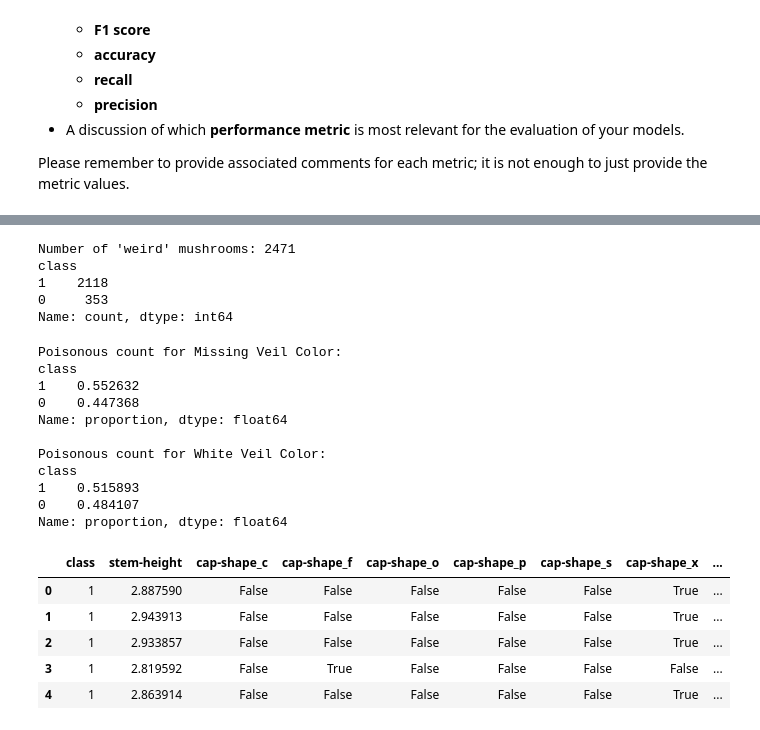
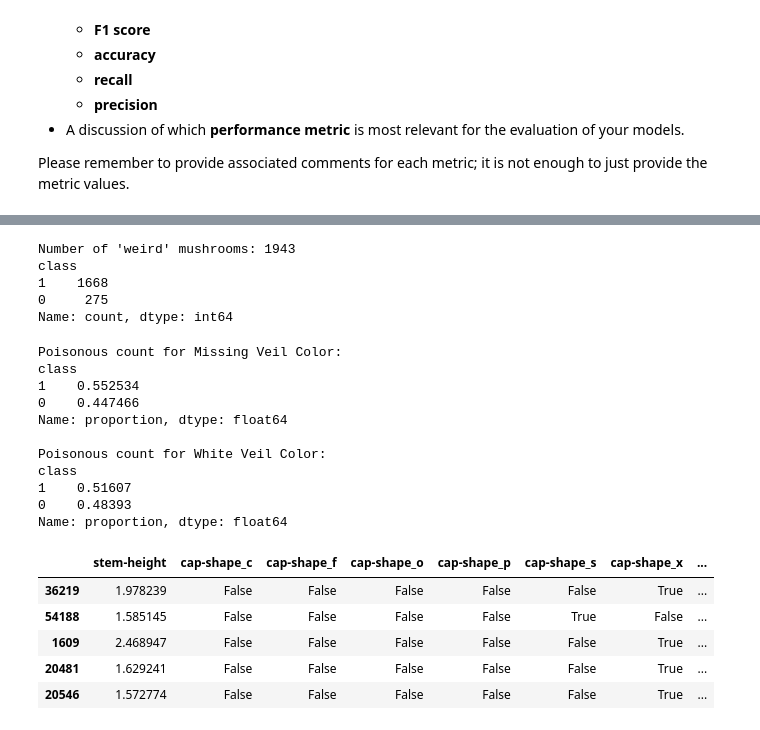
Before and after one commit to junek1234/Mushrooms-ML-Assigment-3, a Jupyter notebook: 3 Mushroom foraging/3. Mushroom foraging.ipynb, the cells around one changed output, grey strips where cells are left out. Cells and saved outputs as stored; diff of their text form; code cells hidden in the pictures.

```diff
--- a/3 Mushroom foraging/3. Mushroom foraging.ipynb
+++ b/3 Mushroom foraging/3. Mushroom foraging.ipynb
@@ -93,3 +171,6 @@ Name: proportion, dtype: float64
+# %%
+X_train_val=X_train_val.drop(columns=["veil-type"])
+X_train_val= X_train_val.fillna('missing')
 # %%
 # outliers
 
@@ -141,7 +238,10 @@ data['stem-width'] = data['stem-width'].fillna(data['stem-width'].median())
 # %%
 # one-hot encoding
 from sklearn.preprocessing import LabelEncoder
-data = pd.get_dummies(data, columns=["cap-shape", "cap-surface", "cap-color", "does-bruise-or-bleed", "gill-attachment", "gill-spacing", "gill-color", "stem-root", "stem-surface", "stem-color", "veil-color", "has-ring", "ring-type", "spore-print-color", "habitat", "season"], drop_first=True)
+X_train_val = pd.get_dummies(X_train_val, columns=["cap-shape", "cap-surface", "cap-color", "does-bruise-or-bleed", "gill-attachment", "gill-spacing", "gill-color", "stem-root", "stem-surface", "stem-color", "veil-color", "has-ring", "ring-type", "spore-print-color", "habitat", "season"], drop_first=True)
 le = LabelEncoder()
-data['class'] = le.fit_transform(data['class'])
-data.head()
+y_train_val = le.fit_transform(y_train_val)
+X_train_val.head()
+
+train_val_data = X_train_val.copy()
+train_val_data['class'] = y_train_val.copy()
@@ -184,43 +277,43 @@ plt.show()
 [figure]
 # %%
-outliers = data[(data['has-ring_t'] == 1) & (data['ring-type_f'] == 1)]
+outliers = train_val_data[(train_val_data['has-ring_t'] == 1) & (train_val_data['ring-type_f'] == 1)]
 print(f"Number of 'weird' mushrooms: {len(outliers)}")
 print(outliers['class'].value_counts())
 # %% [output]
-Number of 'weird' mushrooms: 2471
+Number of 'weird' mushrooms: 1943
 class
-1    2118
-0     353
+1    1668
+0     275
 Name: count, dtype: int64
 # %%
 print("Poisonous count for Missing Veil Color:")
-print(data[data['veil-color_missing'] == 1]['class'].value_counts(normalize=True))
+print(train_val_data[train_val_data['veil-color_missing'] == 1]['class'].value_counts(normalize=True))
 
 print("\nPoisonous count for White Veil Color:")
-print(data[data['veil-color_w'] == 1]['class'].value_counts(normalize=True))
+print(train_val_data[train_val_data['veil-color_w'] == 1]['class'].value_counts(normalize=True))
 # %% [output]
 Poisonous count for Missing Veil Color:
 class
-1    0.552632
-0    0.447368
+1    0.552534
+0    0.447466
 Name: proportion, dtype: float64
 
 Poisonous count for White Veil Color:
 class
-1    0.515893
-0    0.484107
+1    0.51607
+0    0.48393
 Name: proportion, dtype: float64
 # %%
 # correlation continuing
 
-data = data.drop(columns=["gill-spacing_f", "gill-color_f", "stem-color_f", "veil-color_missing"])
-data['diameter-and-width'] = data['cap-diameter'] * data['stem-width']
-data = data.drop(columns=["cap-diameter", "stem-width"])
-data.head()
+X_train_val = X_train_val.drop(columns=["gill-spacing_f", "gill-color_f", "stem-color_f", "veil-color_missing"])
+X_train_val['diameter-and-width'] = X_train_val['cap-diameter'] * X_train_val['stem-width']
+X_train_val = X_train_val.drop(columns=["cap-diameter", "stem-width"])
+X_train_val.head()
 # %% [output]
-|  | class | stem-height | cap-shape_c | cap-shape_f | cap-shape_o | cap-shape_p | cap-shape_s | cap-shape_x | ... |
-| 0 | 1 | 2.887590 | False | False | False | False | False | True | ... |
-| 1 | 1 | 2.943913 | False | False | False | False | False | True | ... |
-| 2 | 1 | 2.933857 | False | False | False | False | False | True | ... |
-| 3 | 1 | 2.819592 | False | True | False | False | False | False | ... |
-| 4 | 1 | 2.863914 | False | False | False | False | False | True | ... |
+|  | stem-height | cap-shape_c | cap-shape_f | cap-shape_o | cap-shape_p | cap-shape_s | cap-shape_x | ... |
+| 36219 | 1.978239 | False | False | False | False | False | True | ... |
+| 54188 | 1.585145 | False | False | False | False | True | False | ... |
+| 1609 | 2.468947 | False | False | False | False | False | True | ... |
+| 20481 | 1.629241 | False | False | False | False | False | True | ... |
+| 20546 | 1.572774 | False | False | False | False | False | True | ... |
```
Also changed, not shown: parts of 8 cells of this notebook.
